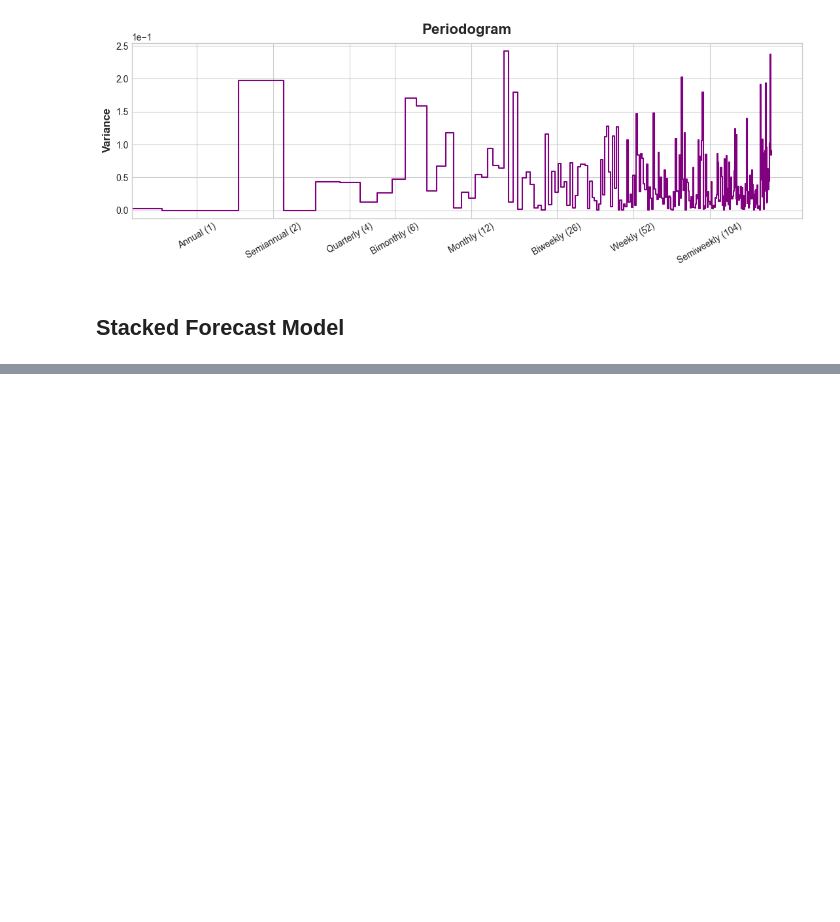
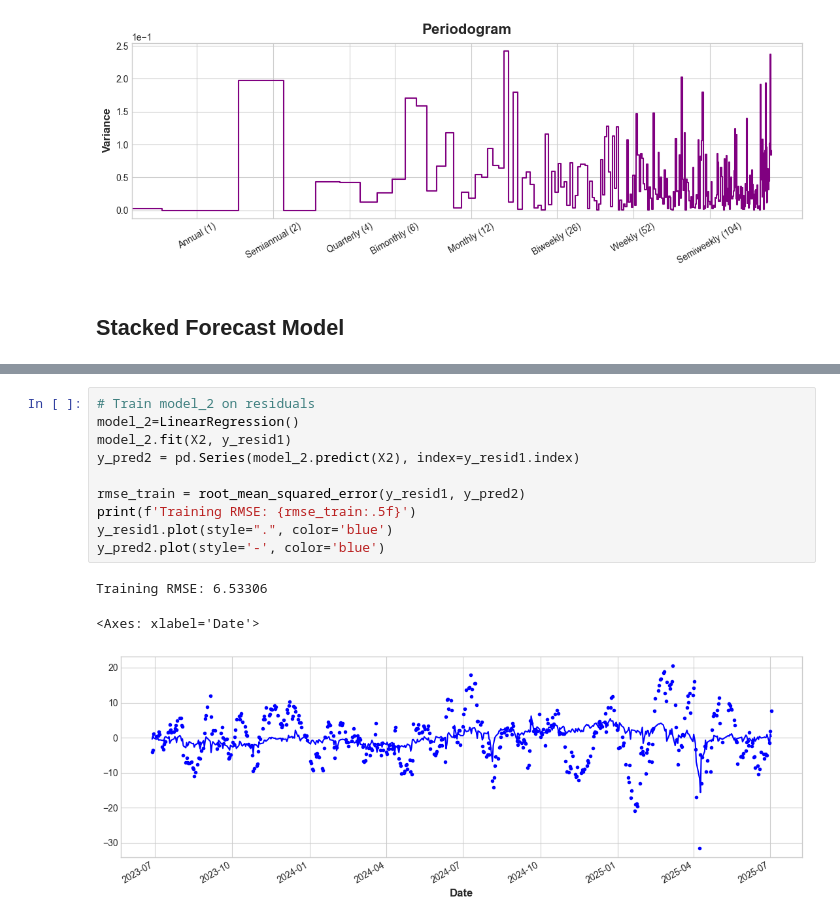
Before and after one commit to OnurKerimoglu/stocks_forecasting, a Jupyter notebook: nb/price_component_analysis.ipynb, the cells around one changed output, grey strips where cells are left out. Drawn from its saved outputs; the diff is of its cells as text; blank space fills up the shorter version.

```diff
--- a/nb/price_component_analysis.ipynb
+++ b/nb/price_component_analysis.ipynb
@@ -427,0 +438,14 @@ Test RMSE: 39.37081
+# %%
+# Train model_2 on residuals
+model_2=LinearRegression()
+model_2.fit(X2, y_resid1)
+y_pred2 = pd.Series(model_2.predict(X2), index=y_resid1.index)
+
+rmse_train = root_mean_squared_error(y_resid1, y_pred2)
+print(f'Training RMSE: {rmse_train:.5f}')
+y_resid1.plot(style=".", color='blue')
+y_pred2.plot(style='-', color='blue')
+# %% [output]
+Training RMSE: 6.53306
+<Axes: xlabel='Date'>
+[figure, added]
```
Also changed, not shown: parts of 9 cells of this notebook.
